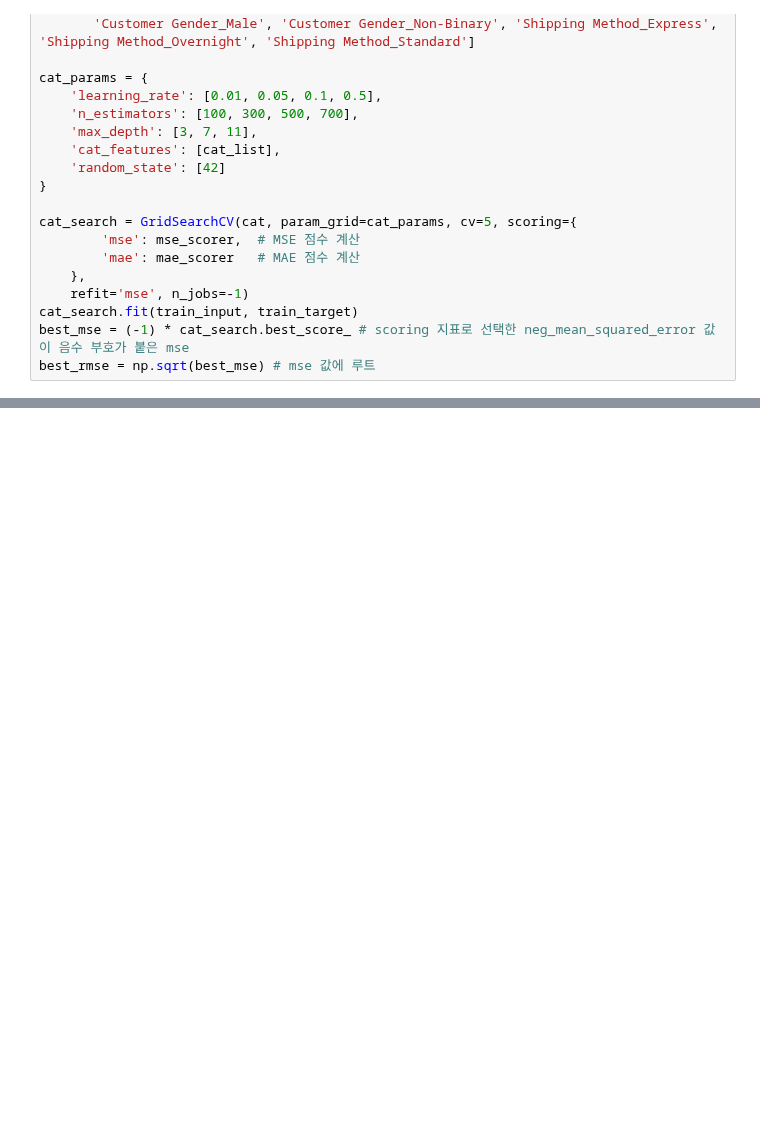
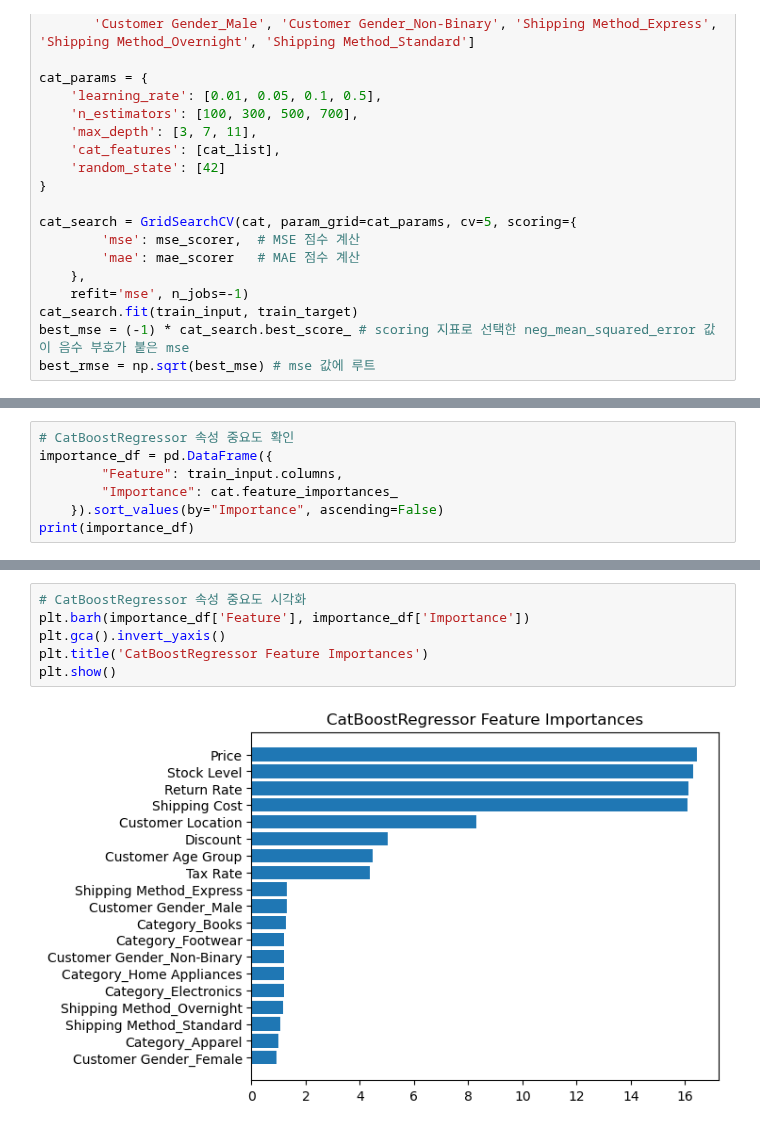
Before and after one commit to halley1116/2025_DA_study, a Jupyter notebook: seonmin/PSM_1_2.ipynb, the cells around one changed output, grey strips where cells are left out. Saved outputs shown, nothing was run; the diff lists cells and outputs as text; blank space fills up the shorter version.

```diff
--- a/seonmin/PSM_1_2.ipynb
+++ b/seonmin/PSM_1_2.ipynb
@@ -408,0 +511,7 @@ best_rmse = np.sqrt(best_mse) # mse 값에 루트
+# %%
+# CatBoostRegressor 속성 중요도 확인
+importance_df = pd.DataFrame({
+        "Feature": train_input.columns,
+        "Importance": cat.feature_importances_
+    }).sort_values(by="Importance", ascending=False)
+print(importance_df)
@@ -408,0 +539,8 @@ best_rmse = np.sqrt(best_mse) # mse 값에 루트
+# %%
+# CatBoostRegressor 속성 중요도 시각화
+plt.barh(importance_df['Feature'], importance_df['Importance'])
+plt.gca().invert_yaxis()
+plt.title('CatBoostRegressor Feature Importances')
+plt.show()
+# %% [output]
+[figure, added]
```
Also changed, not shown: parts of 20 cells of this notebook, 9 other files.
